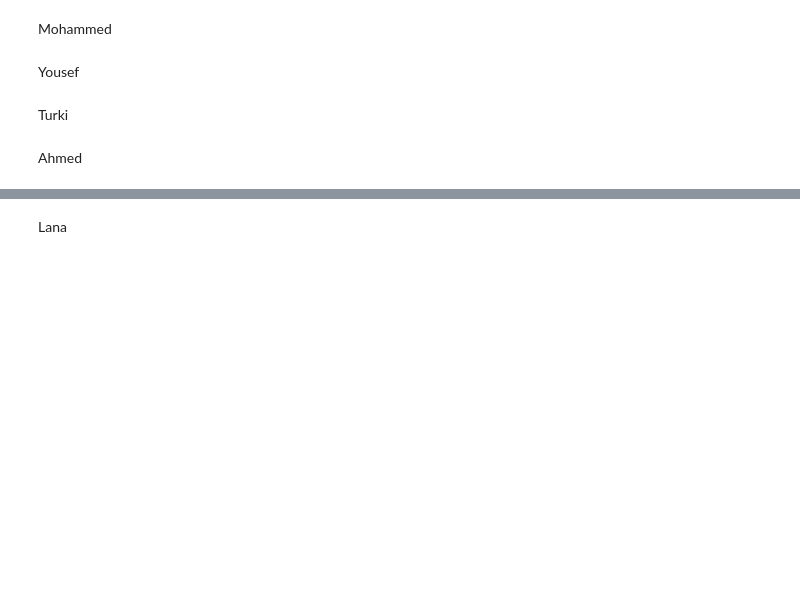
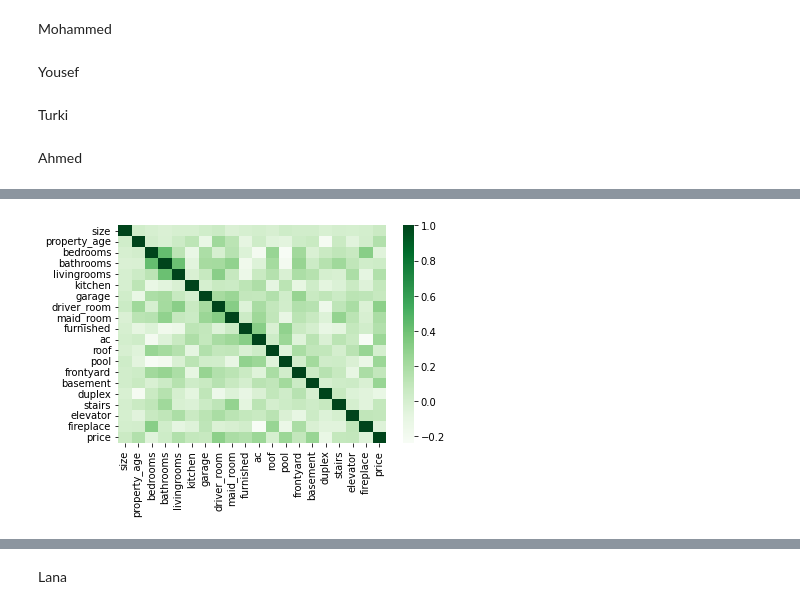
Before and after one commit to Turkinass/Aqar_Real_Estate_EDA, a Jupyter notebook: eda_raw.ipynb, the cells around one changed output, grey strips where cells are left out. Saved outputs shown, nothing was run; the diff lists cells and outputs as text; code cells hidden in the pictures; blank space fills up the shorter version.

```diff
--- a/eda_raw.ipynb
+++ b/eda_raw.ipynb
@@ -237,0 +277,5 @@ Ahmed
+# %%
+# data.corr()
+sns.heatmap(data.corr(), cmap="Greens");
+# %% [output]
+[figure, added]
```
Also changed, not shown: parts of 5 cells of this notebook, 1 other file.
